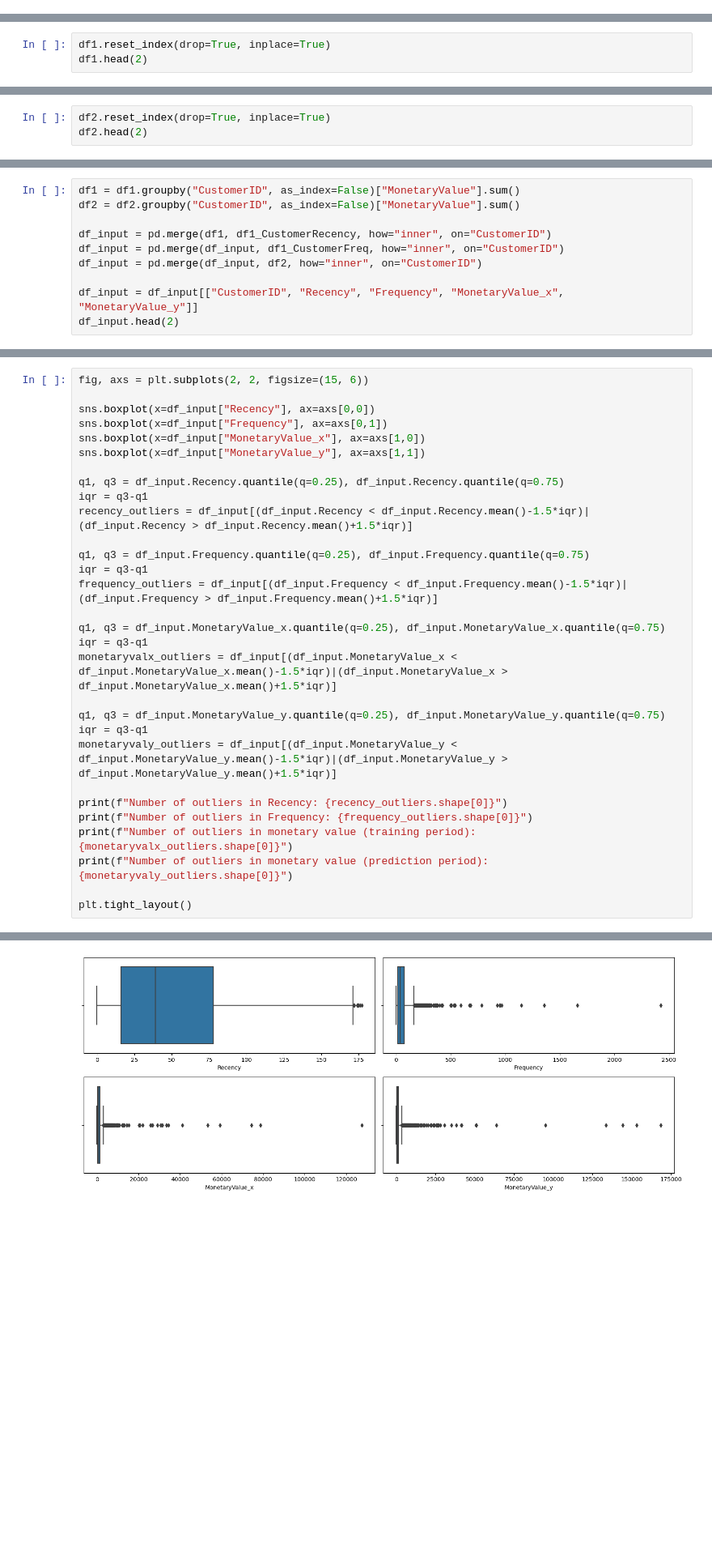
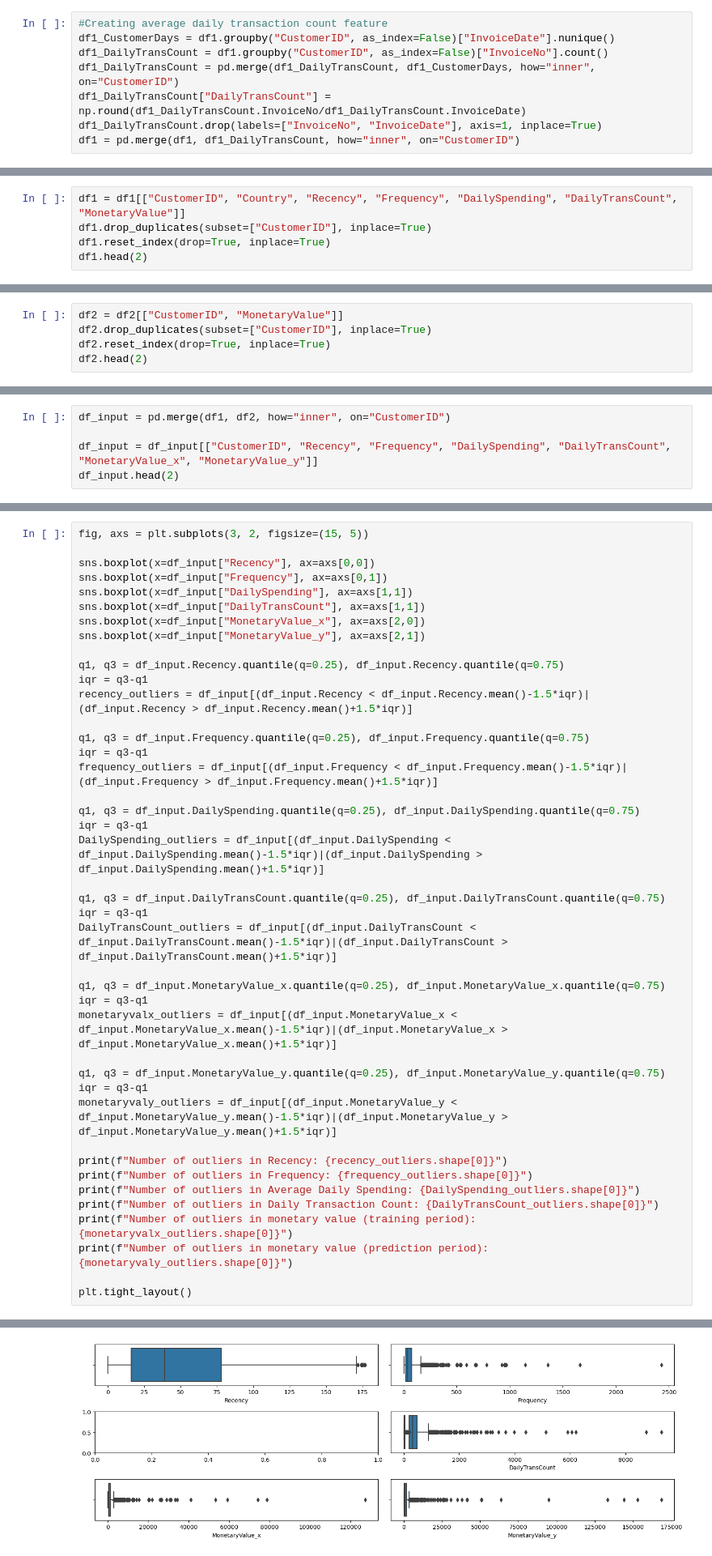
Before and after one commit to vubanc/AWS_DeployedCLVPredictor, a Jupyter notebook: Data Wrangling.ipynb, the cells around one changed output, grey strips where cells are left out. Shown at 81% size. Drawn from its saved outputs; the diff is of its cells as text; blank space fills up the shorter version.

```diff
--- a/Data Wrangling.ipynb
+++ b/Data Wrangling.ipynb
@@ -173,6 +189,16 @@ df2["MonetaryValue"] = df2.Quantity * df2.UnitPrice
+# %%
+#Creating average daily transaction count feature
+df1_CustomerDays = df1.groupby("CustomerID", as_index=False)["InvoiceDate"].nunique()
+df1_DailyTransCount = df1.groupby("CustomerID", as_index=False)["InvoiceNo"].count()
+df1_DailyTransCount = pd.merge(df1_DailyTransCount, df1_CustomerDays, how="inner", on="CustomerID")
+df1_DailyTransCount["DailyTransCount"] = np.round(df1_DailyTransCount.InvoiceNo/df1_DailyTransCount.InvoiceDate)
+df1_DailyTransCount.drop(labels=["InvoiceNo", "InvoiceDate"], axis=1, inplace=True)
+df1 = pd.merge(df1, df1_DailyTransCount, how="inner", on="CustomerID")
 # %% [markdown]
 #### Creating the input dataset
 # %%
+df1 = df1[["CustomerID", "Country", "Recency", "Frequency", "DailySpending", "DailyTransCount", "MonetaryValue"]]
+df1.drop_duplicates(subset=["CustomerID"], inplace=True)
 df1.reset_index(drop=True, inplace=True)
 df1.head(2)
 # %% [output]
@@ -182,4 +208,6 @@ df1.head(2)
 # %%
+df2 = df2[["CustomerID", "MonetaryValue"]]
+df2.drop_duplicates(subset=["CustomerID"], inplace=True)
 df2.reset_index(drop=True, inplace=True)
 df2.head(2)
 # %% [output]
@@ -189,11 +217,6 @@ df2.head(2)
 # %%
-df1 = df1.groupby("CustomerID", as_index=False)["MonetaryValue"].sum()
-df2 = df2.groupby("CustomerID", as_index=False)["MonetaryValue"].sum()
+df_input = pd.merge(df1, df2, how="inner", on="CustomerID")
 
-df_input = pd.merge(df1, df1_CustomerRecency, how="inner", on="CustomerID")
-df_input = pd.merge(df_input, df1_CustomerFreq, how="inner", on="CustomerID")
-df_input = pd.merge(df_input, df2, how="inner", on="CustomerID")
-
-df_input = df_input[["CustomerID", "Recency", "Frequency", "MonetaryValue_x", "MonetaryValue_y"]]
+df_input = df_input[["CustomerID", "Recency", "Frequency", "DailySpending", "DailyTransCount", "MonetaryValue_x", "MonetaryValue_y"]]
 df_input.head(2)
 # %% [output]
@@ -203,12 +226,14 @@ df_input.head(2)
 # %% [markdown]
 #### Treating Outliers in the input dataset with KNN imputer
 # %%
-fig, axs = plt.subplots(2, 2, figsize=(15, 6))
+fig, axs = plt.subplots(3, 2, figsize=(15, 5))
 
 sns.boxplot(x=df_input["Recency"], ax=axs[0,0])
 sns.boxplot(x=df_input["Frequency"], ax=axs[0,1])
-sns.boxplot(x=df_input["MonetaryValue_x"], ax=axs[1,0])
-sns.boxplot(x=df_input["MonetaryValue_y"], ax=axs[1,1])
+sns.boxplot(x=df_input["DailySpending"], ax=axs[1,1])
+sns.boxplot(x=df_input["DailyTransCount"], ax=axs[1,1])
+sns.boxplot(x=df_input["MonetaryValue_x"], ax=axs[2,0])
+sns.boxplot(x=df_input["MonetaryValue_y"], ax=axs[2,1])
 
 q1, q3 = df_input.Recency.quantile(q=0.25), df_input.Recency.quantile(q=0.75)
 iqr = q3-q1
@@ -217,6 +242,14 @@ recency_outliers = df_input[(df_input.Recency < df_input.Recency.mean()-1.5*iqr)
 q1, q3 = df_input.Frequency.quantile(q=0.25), df_input.Frequency.quantile(q=0.75)
 iqr = q3-q1
 frequency_outliers = df_input[(df_input.Frequency < df_input.Frequency.mean()-1.5*iqr)|(df_input.Frequency > df_input.Frequency.mean()+1.5*iqr)]
+
+q1, q3 = df_input.DailySpending.quantile(q=0.25), df_input.DailySpending.quantile(q=0.75)
+iqr = q3-q1
+DailySpending_outliers = df_input[(df_input.DailySpending < df_input.DailySpending.mean()-1.5*iqr)|(df_input.DailySpending > df_input.DailySpending.mean()+1.5*iqr)]
+
+q1, q3 = df_input.DailyTransCount.quantile(q=0.25), df_input.DailyTransCount.quantile(q=0.75)
+iqr = q3-q1
+DailyTransCount_outliers = df_input[(df_input.DailyTransCount < df_input.DailyTransCount.mean()-1.5*iqr)|(df_input.DailyTransCount > df_input.DailyTransCount.mean()+1.5*iqr)]
 
 q1, q3 = df_input.MonetaryValue_x.quantile(q=0.25), df_input.MonetaryValue_x.quantile(q=0.75)
 iqr = q3-q1
@@ -228,6 +261,8 @@ monetaryvaly_outliers = df_input[(df_input.MonetaryValue_y < df_input.MonetaryVa
 
 print(f"Number of outliers in Recency: {recency_outliers.shape[0]}")
 print(f"Number of outliers in Frequency: {frequency_outliers.shape[0]}")
+print(f"Number of outliers in Average Daily Spending: {DailySpending_outliers.shape[0]}")
+print(f"Number of outliers in Daily Transaction Count: {DailyTransCount_outliers.shape[0]}")
 print(f"Number of outliers in monetary value (training period): {monetaryvalx_outliers.shape[0]}")
 print(f"Number of outliers in monetary value (prediction period): {monetaryvaly_outliers.shape[0]}")
 
@@ -238,6 +275,6 @@ Number of outliers in Frequency: 165
 Number of outliers in monetary value (training period): 144
 Number of outliers in monetary value (prediction period): 248
-[figure, old version]
+[figure, new version]
 # %%
 from sklearn.impute import KNNImputer
 
```
Also changed, not shown: parts of 12 cells of this notebook.
